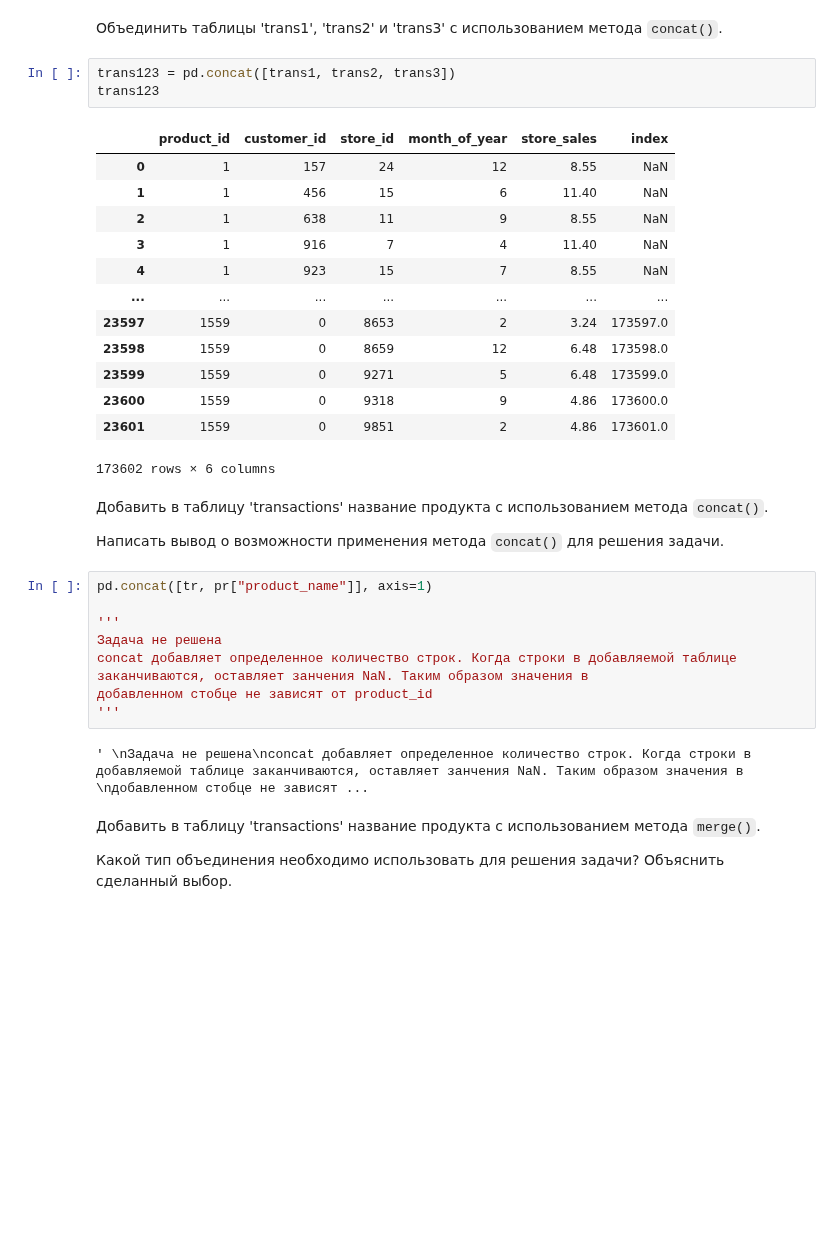
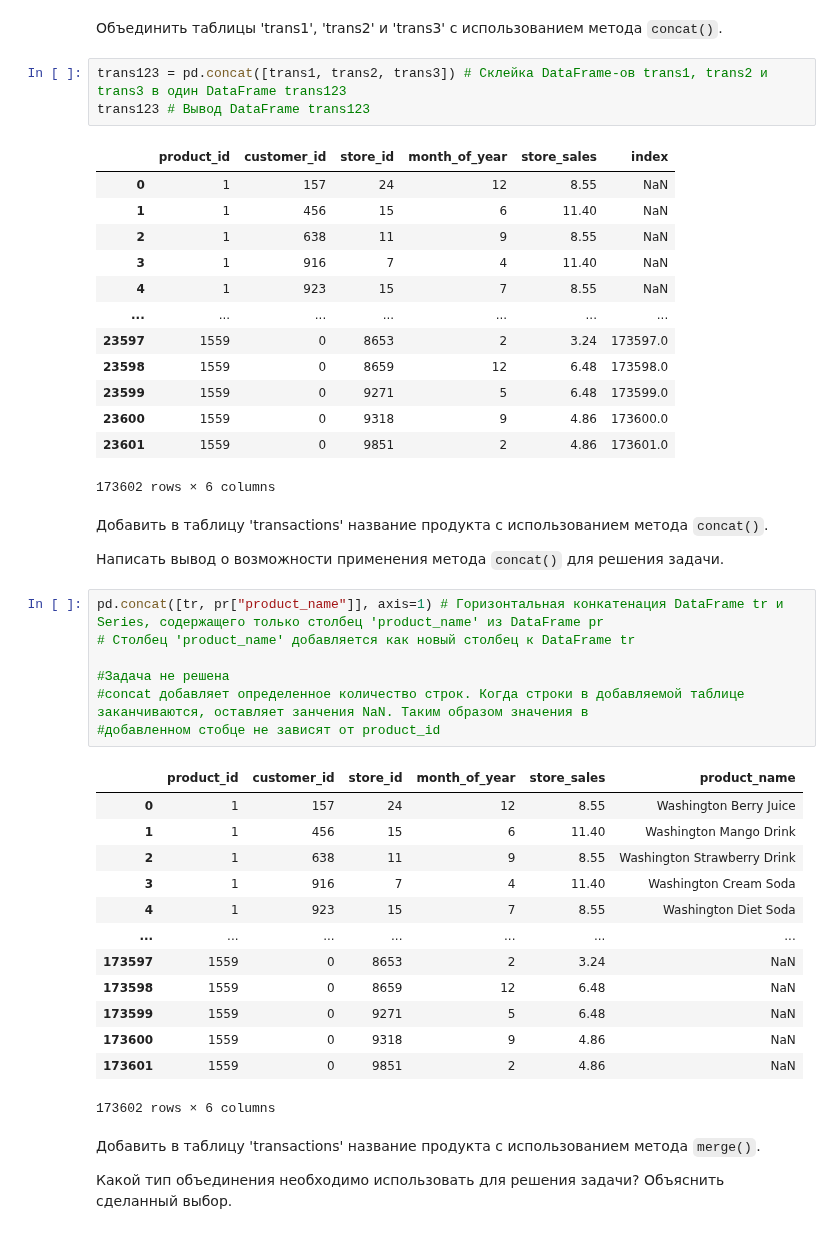
Before and after one commit to Ghukii/TMP-4sem-, a Jupyter notebook: Задание_4/ПЗ 4 СДО.ipynb, the cells around one changed output. Cells and saved outputs as stored; diff of their text form; blank space fills up the shorter version.

```diff
--- a/Задание_4/ПЗ 4 СДО.ipynb
+++ b/Задание_4/ПЗ 4 СДО.ipynb
@@ -149,8 +154,8 @@ conc
 # %% [markdown]
 Объединить таблицы 'trans1', 'trans2' и 'trans3' с использованием метода `concat()`.
 # %%
-trans123 = pd.concat([trans1, trans2, trans3])
-trans123
+trans123 = pd.concat([trans1, trans2, trans3]) # Склейка DataFrame-ов trans1, trans2 и trans3 в один DataFrame trans123
+trans123 # Вывод DataFrame trans123
 # %% [output]
 |  | product_id | customer_id | store_id | month_of_year | store_sales | index |
 | 0 | 1 | 157 | 24 | 12 | 8.55 | NaN |
@@ -170,15 +175,26 @@ trans123
 
 Написать вывод о возможности применения метода `concat()` для решения задачи.
 # %%
-pd.concat([tr, pr["product_name"]], axis=1)
+pd.concat([tr, pr["product_name"]], axis=1) # Горизонтальная конкатенация DataFrame tr и Series, содержащего только столбец 'product_name' из DataFrame pr
+# Столбец 'product_name' добавляется как новый столбец к DataFrame tr
 
-'''
-Задача не решена
-concat добавляет определенное количество строк. Когда строки в добавляемой таблице заканчиваются, оставляет занчения NaN. Таким образом значения в
-добавленном стобце не зависят от product_id
-'''
+#Задача не решена
+#concat добавляет определенное количество строк. Когда строки в добавляемой таблице заканчиваются, оставляет занчения NaN. Таким образом значения в
+#добавленном стобце не зависят от product_id
 # %% [output]
+|  | product_id | customer_id | store_id | month_of_year | store_sales | product_name |
+| 0 | 1 | 157 | 24 | 12 | 8.55 | Washington Berry Juice |
+| 1 | 1 | 456 | 15 | 6 | 11.40 | Washington Mango Drink |
+| 2 | 1 | 638 | 11 | 9 | 8.55 | Washington Strawberry Drink |
+| 3 | 1 | 916 | 7 | 4 | 11.40 | Washington Cream Soda |
+| 4 | 1 | 923 | 15 | 7 | 8.55 | Washington Diet Soda |
+| ... | ... | ... | ... | ... | ... | ... |
+| 173597 | 1559 | 0 | 8653 | 2 | 3.24 | NaN |
+| 173598 | 1559 | 0 | 8659 | 12 | 6.48 | NaN |
+| 173599 | 1559 | 0 | 9271 | 5 | 6.48 | NaN |
+| 173600 | 1559 | 0 | 9318 | 9 | 4.86 | NaN |
+| 173601 | 1559 | 0 | 9851 | 2 | 4.86 | NaN |
-' \nЗадача не решена\nconcat добавляет определенное количество строк. Когда строки в добавляемой таблице заканчиваются, оставляет занчения NaN. Таким образом значения в \nдобавленном стобце не зависят ...
+173602 rows × 6 columns
 # %% [markdown]
 Добавить в таблицу 'transactions' название продукта с использованием метода `merge()`.
 
```
Also changed, not shown: parts of 95 cells of this notebook, 2 other files.
